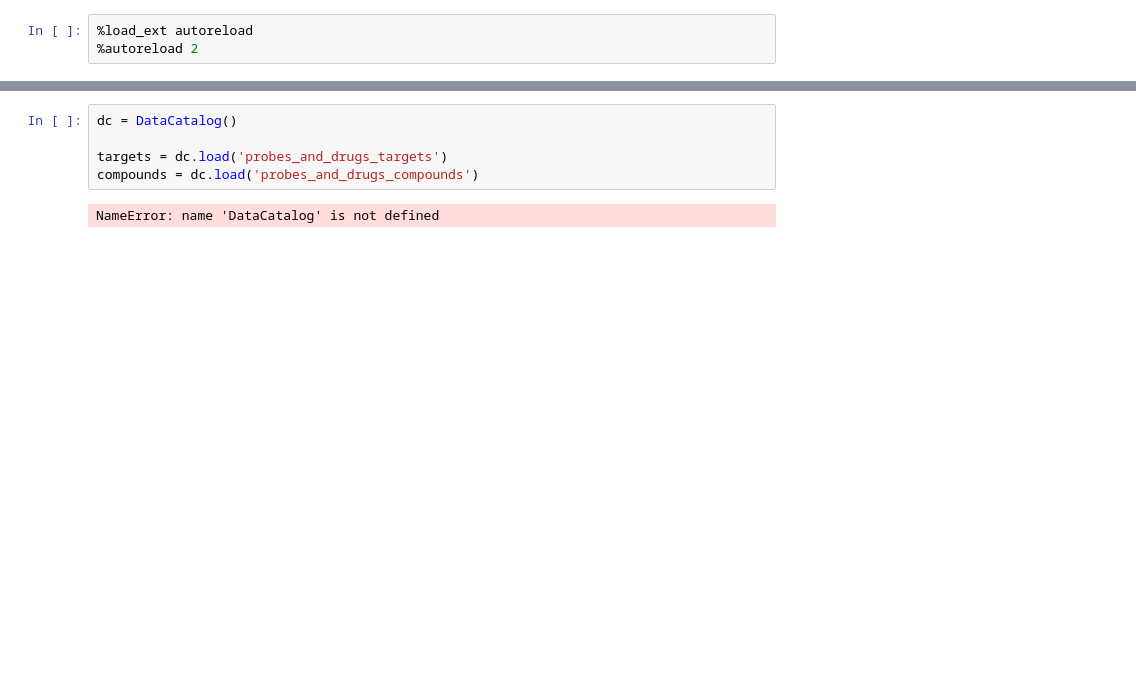
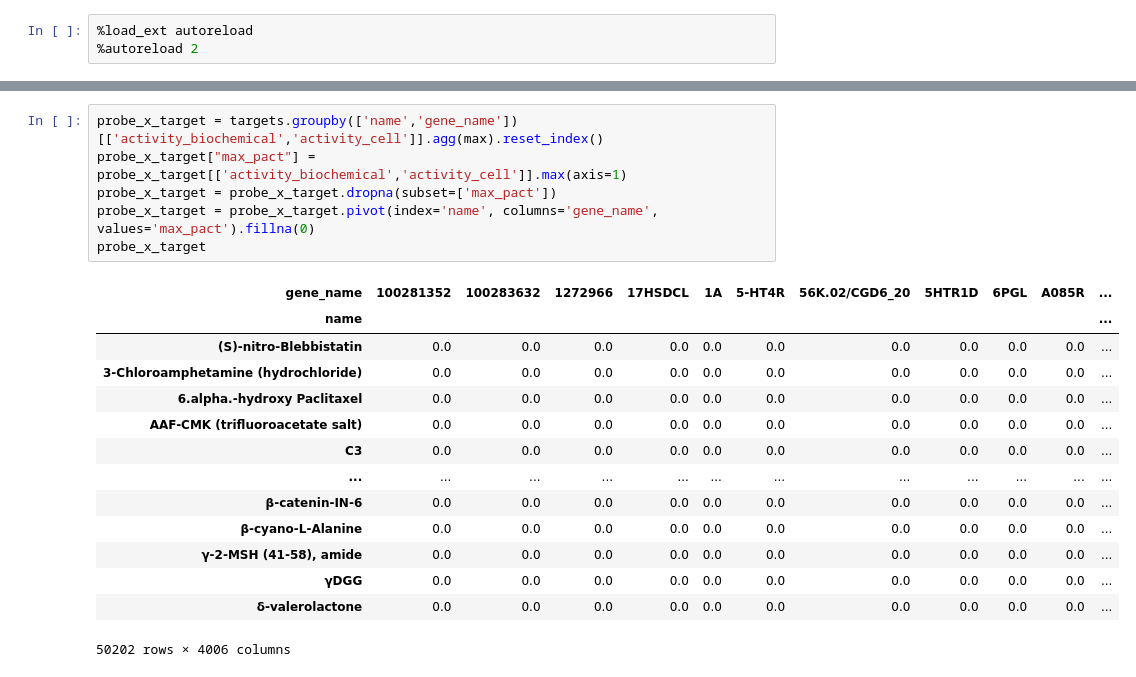
Before and after one commit to nate-russell/dev-kit, a Jupyter notebook: devkit/moossse/chemogenomics.ipynb, the cells around one changed output, grey strips where cells are left out. Cells and saved outputs as stored; diff of their text form; blank space fills up the shorter version.

```diff
--- a/devkit/moossse/chemogenomics.ipynb
+++ b/devkit/moossse/chemogenomics.ipynb
@@ -26,7 +24,21 @@ from devkit.dataset import DataCatalog
-# %%
-dc = DataCatalog()
-
-targets = dc.load('probes_and_drugs_targets')
-compounds = dc.load('probes_and_drugs_compounds')
-# %% [output]
-NameError: name 'DataCatalog' is not defined
+# %%
+probe_x_target = targets.groupby(['name','gene_name'])[['activity_biochemical','activity_cell']].agg(max).reset_index()
+probe_x_target["max_pact"] = probe_x_target[['activity_biochemical','activity_cell']].max(axis=1)
+probe_x_target = probe_x_target.dropna(subset=['max_pact'])
+probe_x_target = probe_x_target.pivot(index='name', columns='gene_name', values='max_pact').fillna(0)
+probe_x_target
+# %% [output]
+| gene_name | 100281352 | 100283632 | 1272966 | 17HSDCL | 1A | 5-HT4R | 56K.02/CGD6_20 | 5HTR1D | 6PGL | A085R | ... |
+| name |  |  |  |  |  |  |  |  |  |  | ... |
+| (S)-nitro-Blebbistatin | 0.0 | 0.0 | 0.0 | 0.0 | 0.0 | 0.0 | 0.0 | 0.0 | 0.0 | 0.0 | ... |
+| 3-Chloroamphetamine (hydrochloride) | 0.0 | 0.0 | 0.0 | 0.0 | 0.0 | 0.0 | 0.0 | 0.0 | 0.0 | 0.0 | ... |
+| 6.alpha.-hydroxy Paclitaxel | 0.0 | 0.0 | 0.0 | 0.0 | 0.0 | 0.0 | 0.0 | 0.0 | 0.0 | 0.0 | ... |
+| AAF-CMK (trifluoroacetate salt) | 0.0 | 0.0 | 0.0 | 0.0 | 0.0 | 0.0 | 0.0 | 0.0 | 0.0 | 0.0 | ... |
+| C3 | 0.0 | 0.0 | 0.0 | 0.0 | 0.0 | 0.0 | 0.0 | 0.0 | 0.0 | 0.0 | ... |
+| ... | ... | ... | ... | ... | ... | ... | ... | ... | ... | ... | ... |
+| β-catenin-IN-6 | 0.0 | 0.0 | 0.0 | 0.0 | 0.0 | 0.0 | 0.0 | 0.0 | 0.0 | 0.0 | ... |
+| β-cyano-L-Alanine | 0.0 | 0.0 | 0.0 | 0.0 | 0.0 | 0.0 | 0.0 | 0.0 | 0.0 | 0.0 | ... |
+| γ-2-MSH (41-58), amide | 0.0 | 0.0 | 0.0 | 0.0 | 0.0 | 0.0 | 0.0 | 0.0 | 0.0 | 0.0 | ... |
+| γDGG | 0.0 | 0.0 | 0.0 | 0.0 | 0.0 | 0.0 | 0.0 | 0.0 | 0.0 | 0.0 | ... |
+| δ-valerolactone | 0.0 | 0.0 | 0.0 | 0.0 | 0.0 | 0.0 | 0.0 | 0.0 | 0.0 | 0.0 | ... |
+50202 rows × 4006 columns
```
Also changed, not shown: parts of 5 cells of this notebook, 2 other files.
